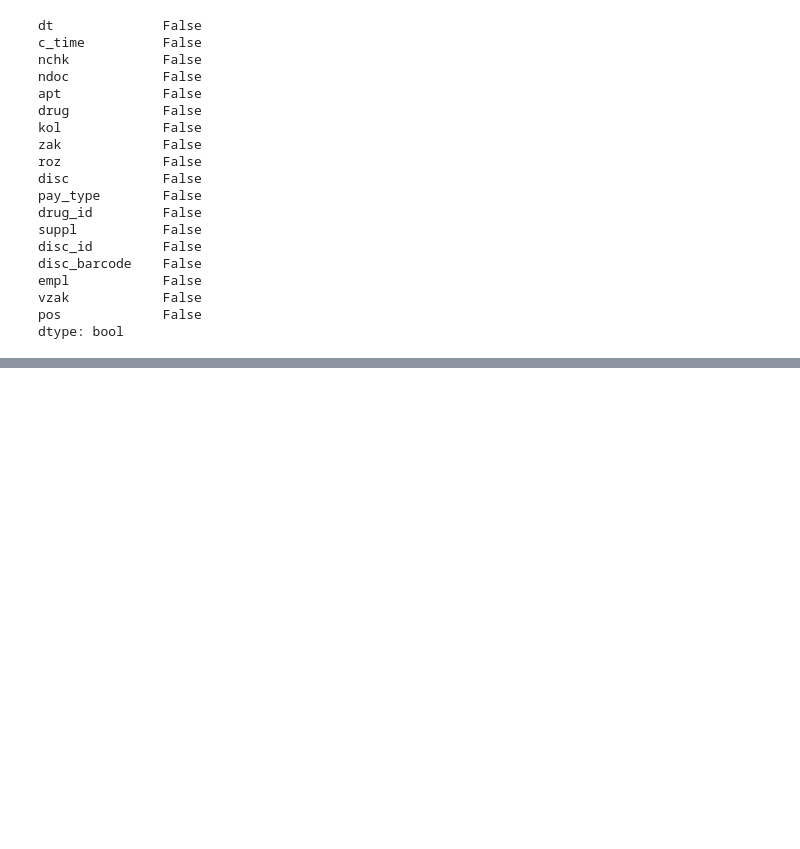
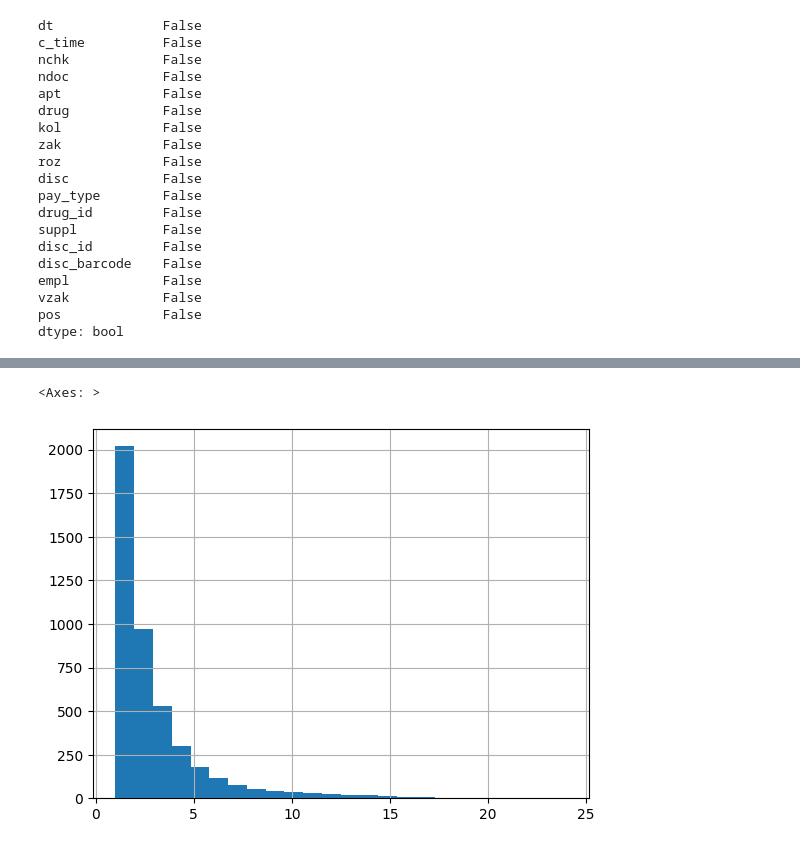
Before and after one commit to norriddx/pharmacy-analysis, a Jupyter notebook: eda.ipynb, the cells around one changed output, grey strips where cells are left out. Drawn from its saved outputs; the diff is of its cells as text; code cells hidden in the pictures; blank space fills up the shorter version.

```diff
--- a/eda.ipynb
+++ b/eda.ipynb
@@ -113,8 +115,10 @@ df['vzak'].unique()
 ['Обычный', 'Интернет']
 Length: 2, dtype: str
 # %%
-# formatting dates
+# formatting dates and times
 
 df['dt'] = pd.to_datetime(df['dt'])
-df['dt'].head(3)
+df['c_time'] = pd.to_datetime(df['c_time'], format='%H:%M:%S').dt.time
+
+df[['dt', 'c_time']].head(3)
 # %% [output]
@@ -125,7 +129,8 @@ Name: dt, dtype: datetime64[us]
 # %%
 # filling nan-values in disc_id and disc_barcode columns, so there is no more nan-values in data
 
-df.fillna(0).isna().any()
+df = df.fillna(0)
+df.isna().any()
 # %% [output]
 dt              False
 c_time          False
@@ -148,0 +228,5 @@ dtype: bool
+# %%
+df['pos'].hist(bins=24)
+# %% [output]
+<Axes: >
+[figure, added]
```
Also changed, not shown: parts of 9 cells of this notebook.
